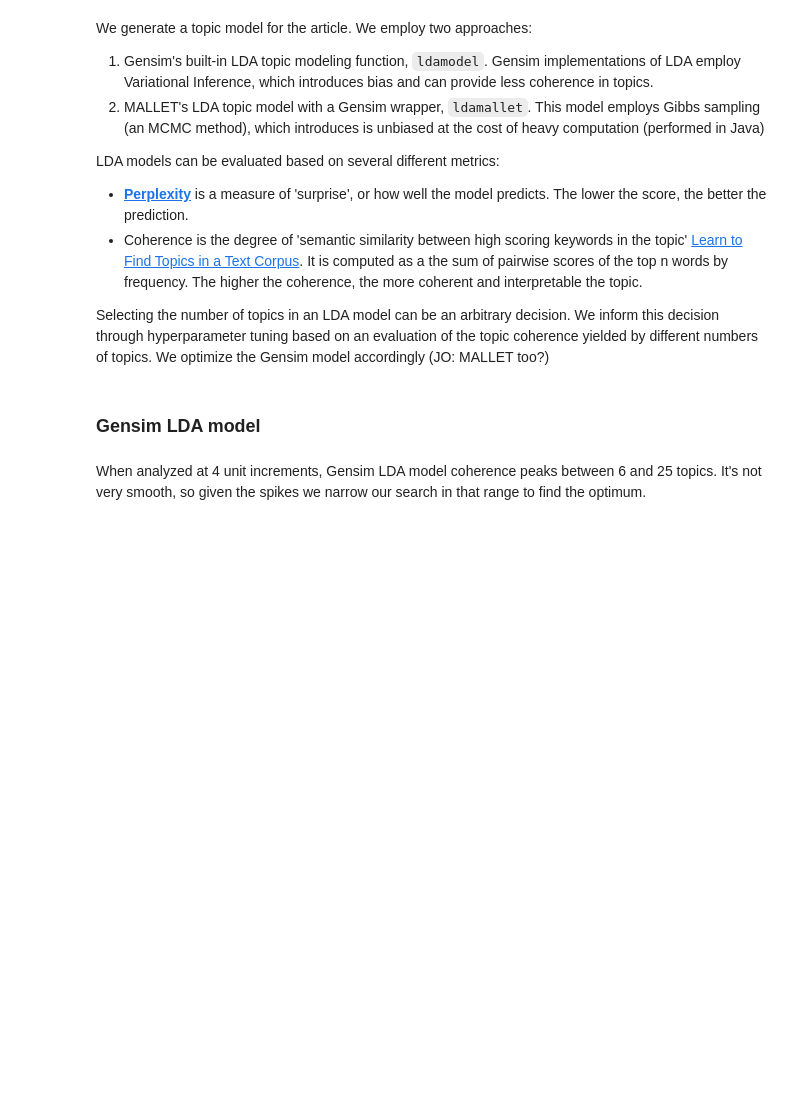
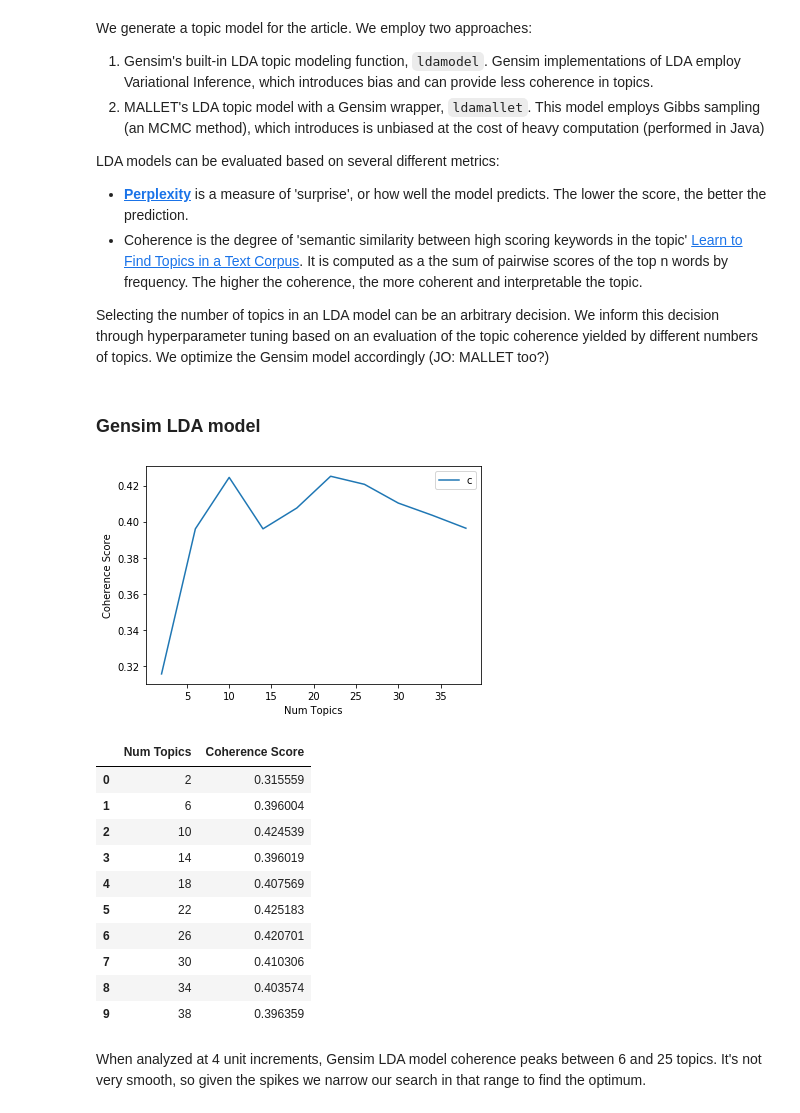
Before and after one commit to JeremyOBrien16/CUNY_DATA_620, a Jupyter notebook: ProjectFinal/data620project_final.ipynb, the cells around one changed output. Cells and saved outputs as stored; diff of their text form; code cells hidden in the pictures; blank space fills up the shorter version.

Commit message:
Fixed bug in compute_coherence_model function

```diff
--- a/ProjectFinal/data620project_final.ipynb
+++ b/ProjectFinal/data620project_final.ipynb
@@ -303,7 +303,7 @@ LDA models can be evaluated based on several different metrics:
 Selecting the number of topics in an LDA model can be an arbitrary decision. We inform this decision through hyperparameter tuning based on an evaluation of the topic coherence yielded by different numbers of topics.  We optimize the Gensim model accordingly (JO: MALLET too?)
 # %%
 # Function to iterate over numbers of topics and calculates LDA model coherence
-def compute_coherence_values(dictionary, corpus, texts, limit, start=2, step=3):
+def compute_coherence_values(model_type, dictionary, corpus, texts, limit, start=2, step=3):
 
     coherence_values = []
     model_list = []
@@ -366,18 +366,32 @@ def chart_model_coherence(coherence_values, limit, start=2, step=3):
 ### Gensim LDA model
 # %%
 # Cast broad net to find neighborhood of optimal number of topics in range of 2 to 40 in steps of 4
-gs_broad_model_list, gs_broad_coherence_values = compute_coherence_values(dictionary=id2word,
-                                                                        corpus=corpus,
-                                                                        texts=data_lemmatized,
-                                                                        start=2,
-                                                                        limit=40,
-                                                                        step=4)
+gs_broad_model_list, gs_broad_coherence_values = compute_coherence_values(model_type='LdaModel',
+                                                                          dictionary=id2word,
+                                                                          corpus=corpus,
+                                                                          texts=data_lemmatized,
+                                                                          start=2,
+                                                                          limit=40,
+                                                                          step=4)
 
 # Chart broad net of optimal number of topics
 chart_model_coherence(gs_broad_coherence_values,
                       start=2,
                       limit=40,
                       step=4)
+# %% [output]
+[figure, added]
+|  | Num Topics | Coherence Score |
+| 0 | 2 | 0.315559 |
+| 1 | 6 | 0.396004 |
+| 2 | 10 | 0.424539 |
+| 3 | 14 | 0.396019 |
+| 4 | 18 | 0.407569 |
+| 5 | 22 | 0.425183 |
+| 6 | 26 | 0.420701 |
+| 7 | 30 | 0.410306 |
+| 8 | 34 | 0.403574 |
+| 9 | 38 | 0.396359 |
 # %% [markdown]
 When analyzed at 4 unit increments, Gensim LDA model coherence peaks between 6 and 25 topics.  It's not very smooth, so given the spikes we narrow our search in that range to find the optimum.
 # %%
```
Also changed, not shown: parts of 2 cells of this notebook.
